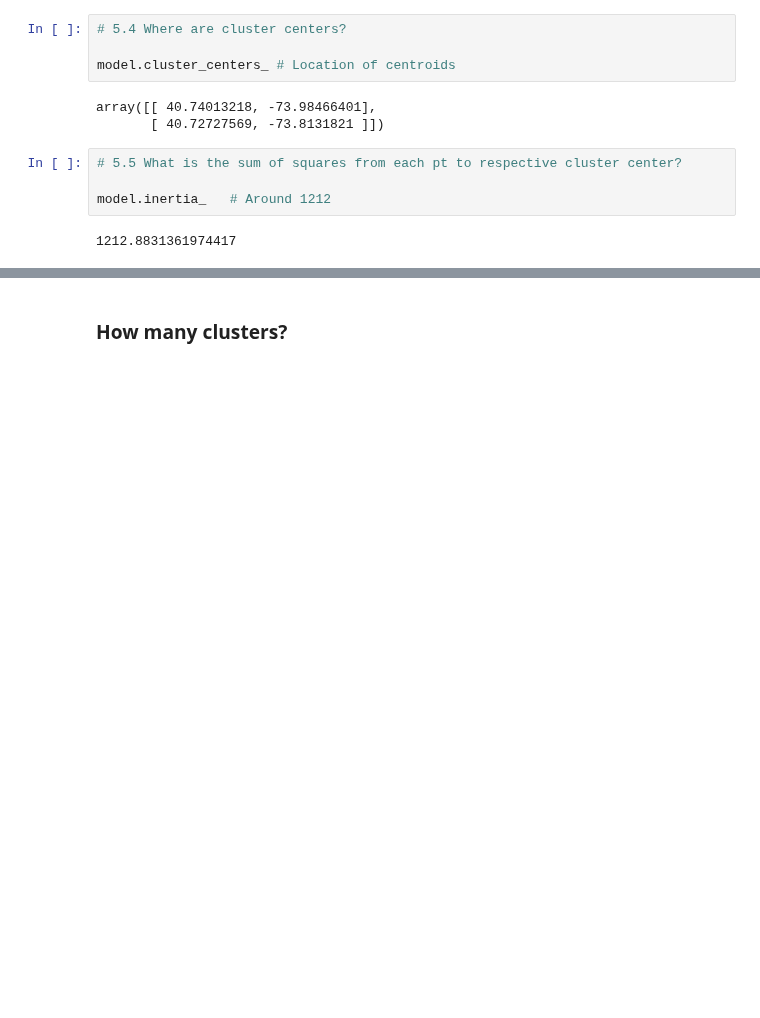
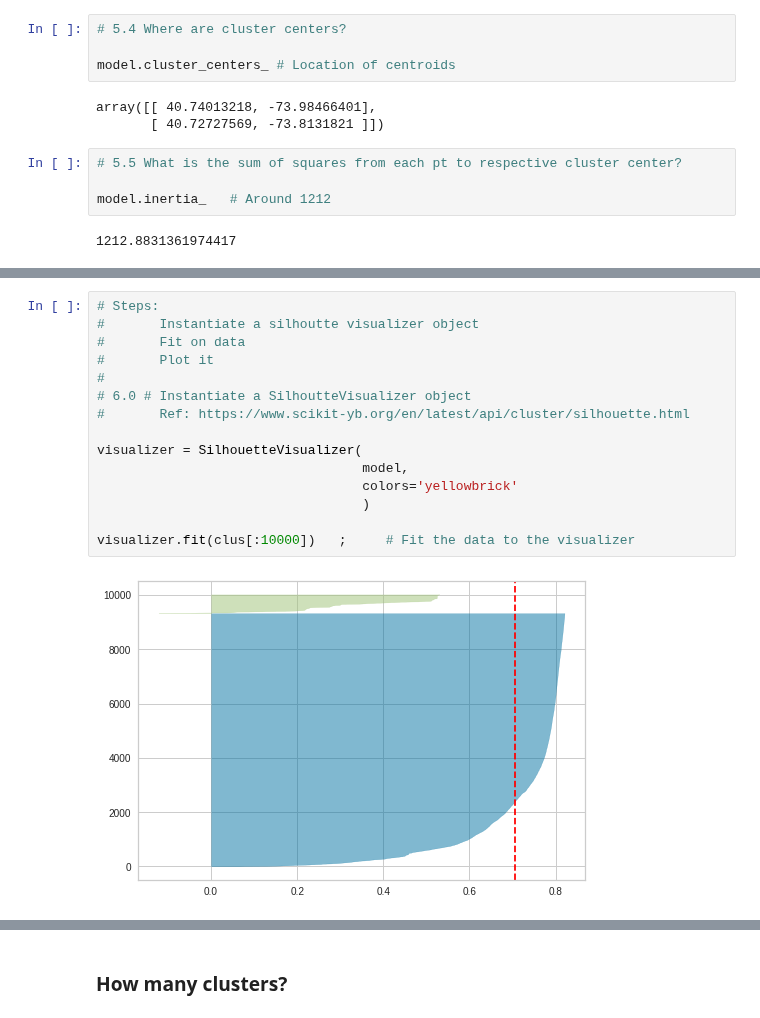
Before and after one commit to harnalashok/Clustering, a Jupyter notebook: uber_trips_clusters_I.ipynb, the cells around one changed output, grey strips where cells are left out. Drawn from its saved outputs; the diff is of its cells as text; blank space fills up the shorter version.

```diff
--- a/uber_trips_clusters_I.ipynb
+++ b/uber_trips_clusters_I.ipynb
@@ -258,0 +272,17 @@ model.inertia_   # Around 1212
+# %%
+# Steps:
+#       Instantiate a silhoutte visualizer object
+#       Fit on data
+#       Plot it
+#
+# 6.0 # Instantiate a SilhoutteVisualizer object
+#       Ref: https://www.scikit-yb.org/en/latest/api/cluster/silhouette.html
+
+visualizer = SilhouetteVisualizer(
+                                  model,
+                                  colors='yellowbrick'
+                                  )
+
+visualizer.fit(clus[:10000])   ;     # Fit the data to the visualizer
+# %% [output]
+[figure, added]
```
Also changed, not shown: parts of 3 cells of this notebook.
